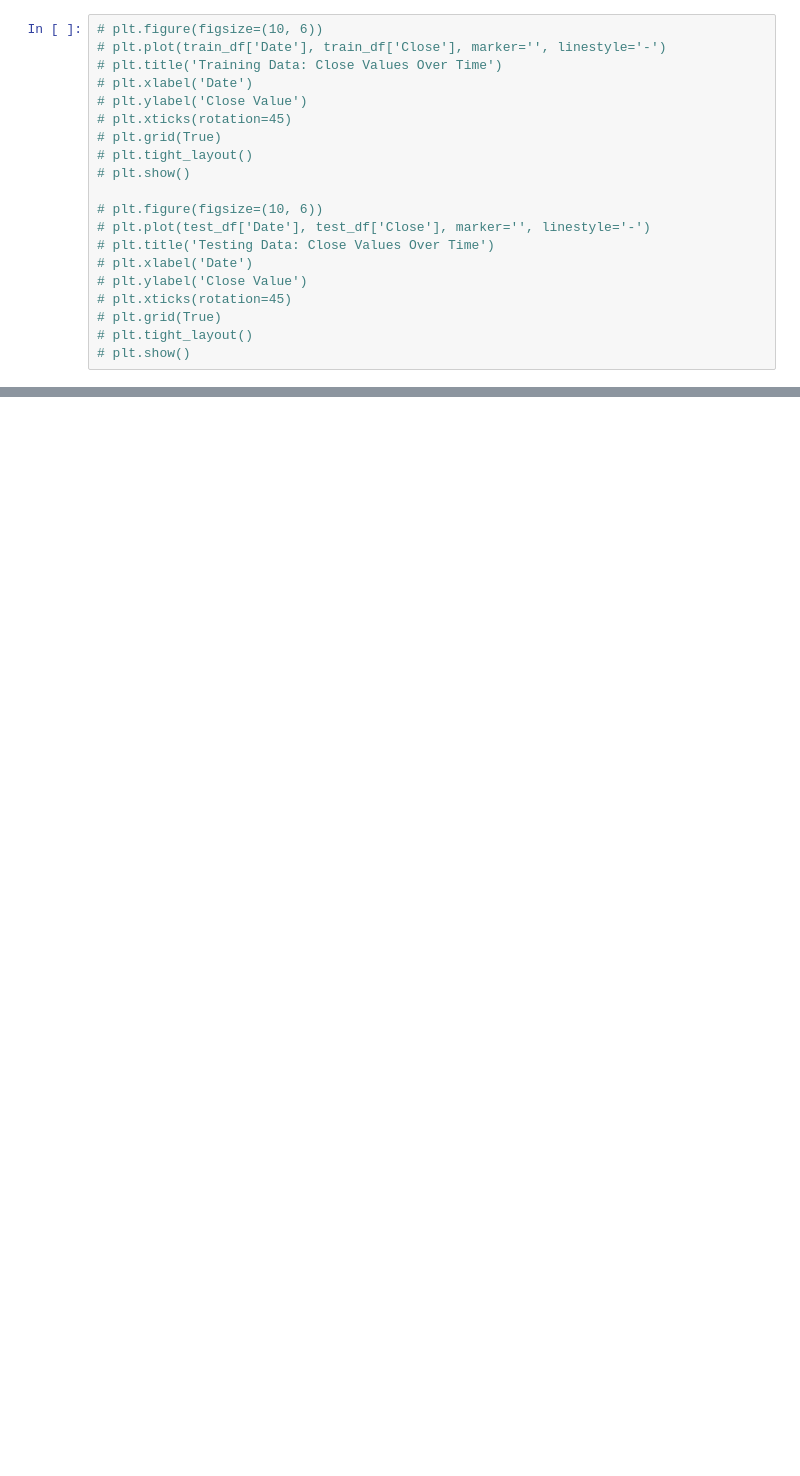
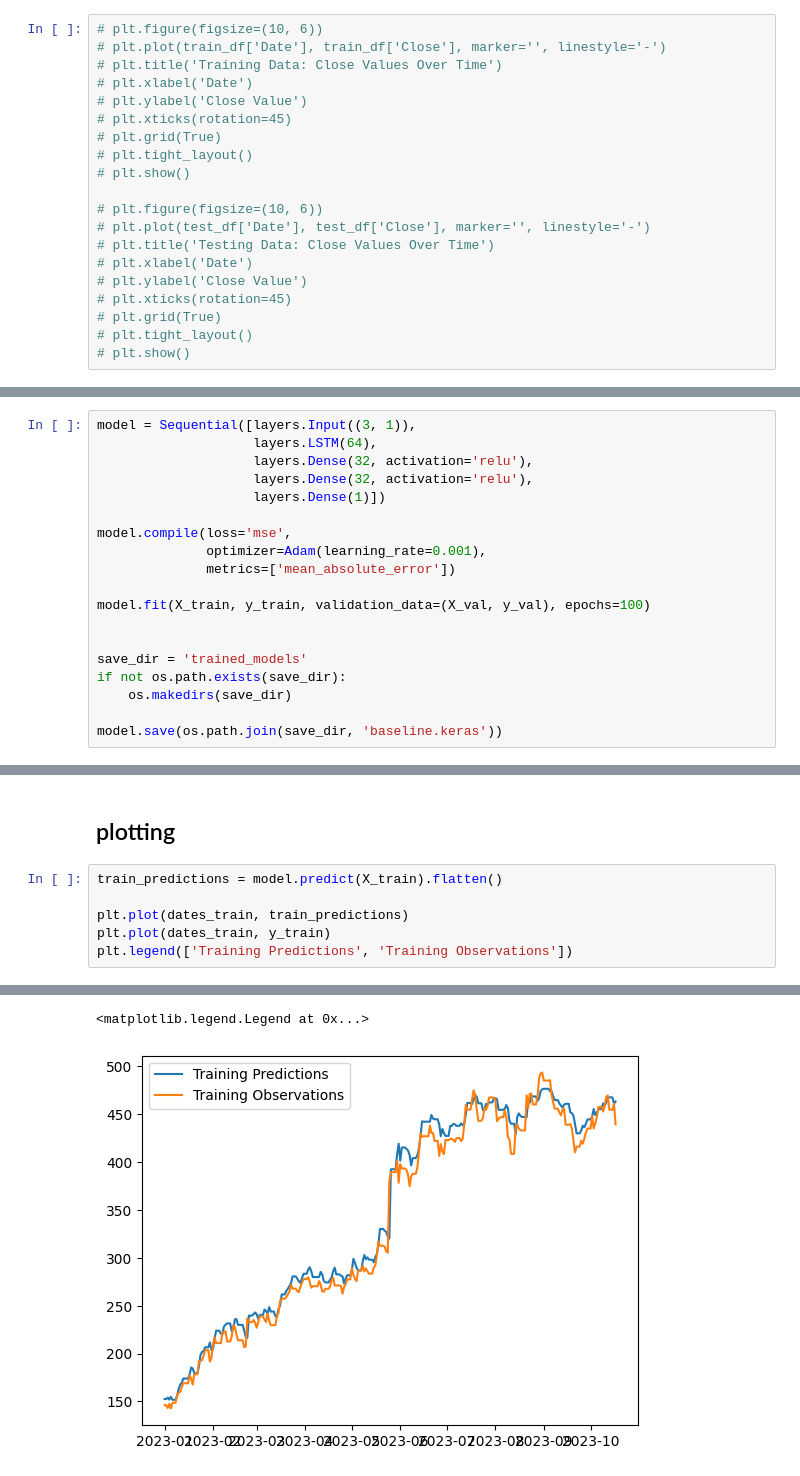
Before and after one commit to GustavLundberg1/LSTM-Neural-Network-for-Stock-Market-prediciton, a Jupyter notebook: main.ipynb, the cells around one changed output, grey strips where cells are left out. Saved outputs shown, nothing was run; the diff lists cells and outputs as text; blank space fills up the shorter version.

```diff
--- a/main.ipynb
+++ b/main.ipynb
@@ -127,0 +124,19 @@ windowed_df
+# %%
+model = Sequential([layers.Input((3, 1)),
+                    layers.LSTM(64),
+                    layers.Dense(32, activation='relu'),
+                    layers.Dense(32, activation='relu'),
+                    layers.Dense(1)])
+
+model.compile(loss='mse',
+              optimizer=Adam(learning_rate=0.001),
+              metrics=['mean_absolute_error'])
+
+model.fit(X_train, y_train, validation_data=(X_val, y_val), epochs=100)
+
+
+save_dir = 'trained_models'
+if not os.path.exists(save_dir):
+    os.makedirs(save_dir)
+
+model.save(os.path.join(save_dir, 'baseline.keras'))
@@ -127,0 +161,9 @@ windowed_df
+# %% [markdown]
+## plotting
+# %%
+train_predictions = model.predict(X_train).flatten()
+
+plt.plot(dates_train, train_predictions)
+plt.plot(dates_train, y_train)
+plt.legend(['Training Predictions', 'Training Observations'])
+# %% [output]
@@ -127,0 +171,2 @@ windowed_df
+<matplotlib.legend.Legend at 0x...>
+[figure, added]
```
Also changed, not shown: parts of 15 cells of this notebook, 1 other file.
